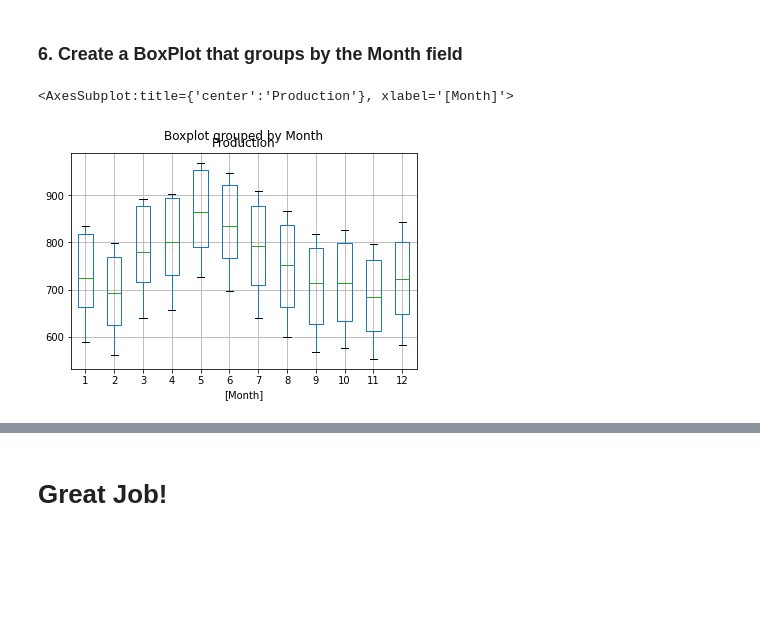
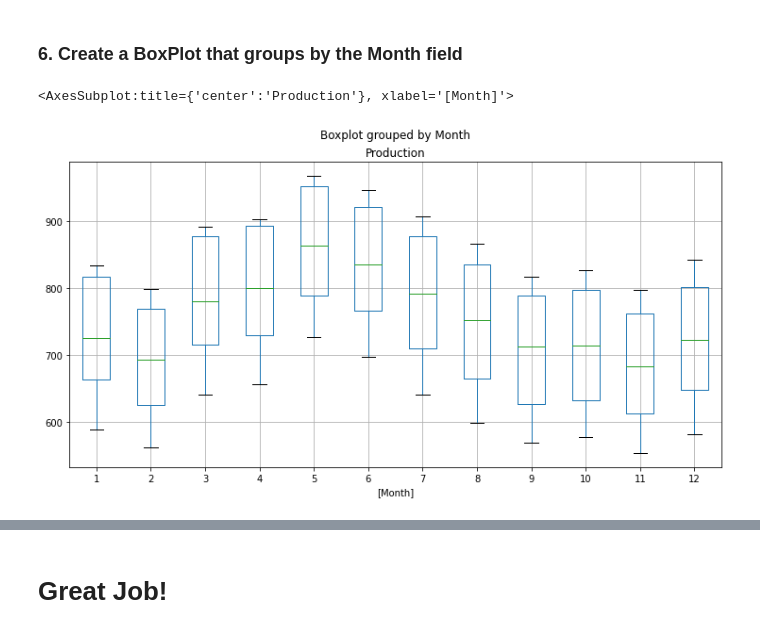
Before and after one commit to jafar-shodiq/jose-portilla-courses, a Jupyter notebook: time-series-data-analysis/project-and-exercise/time-series-with-pandas-set-one.ipynb, the cells around one changed output, grey strips where cells are left out. Cells and saved outputs as stored; diff of their text form; code cells hidden in the pictures; blank space fills up the shorter version.

```diff
--- a/time-series-data-analysis/project-and-exercise/time-series-with-pandas-set-one.ipynb
+++ b/time-series-data-analysis/project-and-exercise/time-series-with-pandas-set-one.ipynb
@@ -92,7 +92,7 @@ df.head()
 # %% [markdown]
 ### 6. Create a BoxPlot that groups by the Month field
 # %%
-df.boxplot(by='Month', )
+df.boxplot(by='Month', figsize=(12, 6))
 # %% [output]
 <AxesSubplot:title={'center':'Production'}, xlabel='[Month]'>
-[figure, old version]
+[figure, new version]
```
Also changed, not shown: parts of 1 cell of this notebook, 2 other files.
